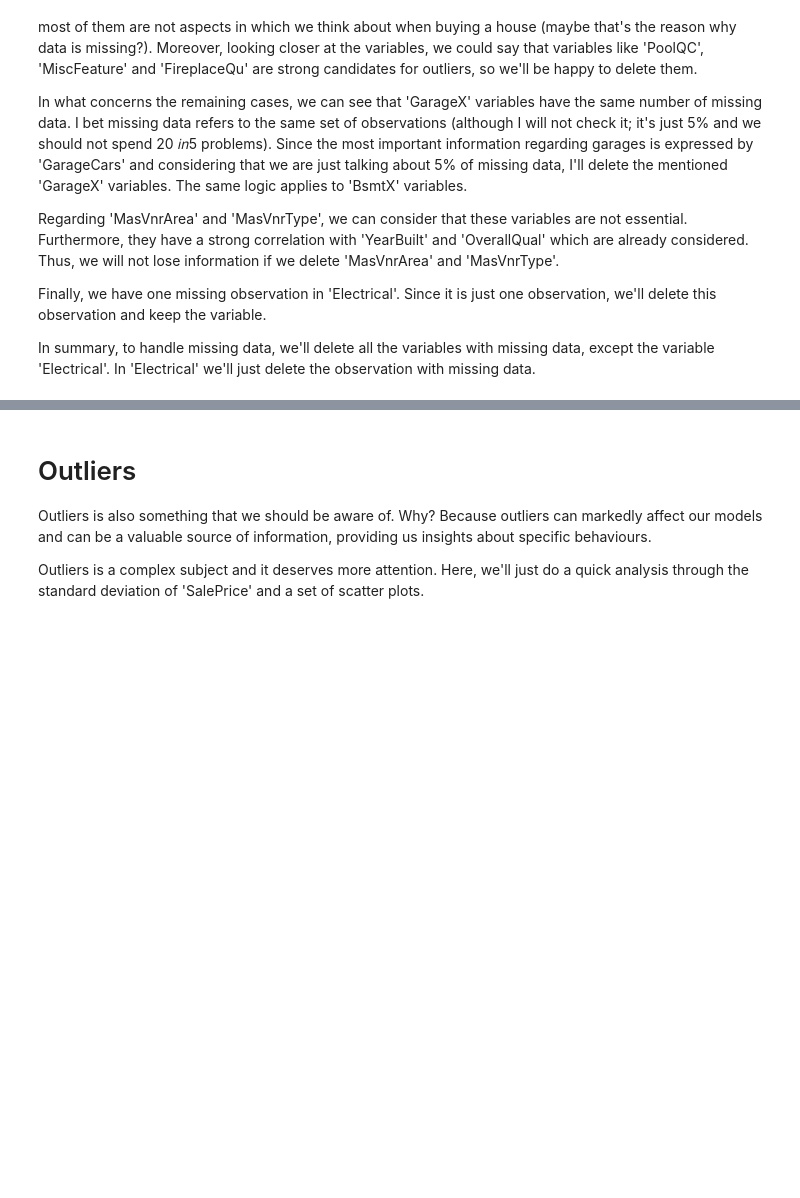
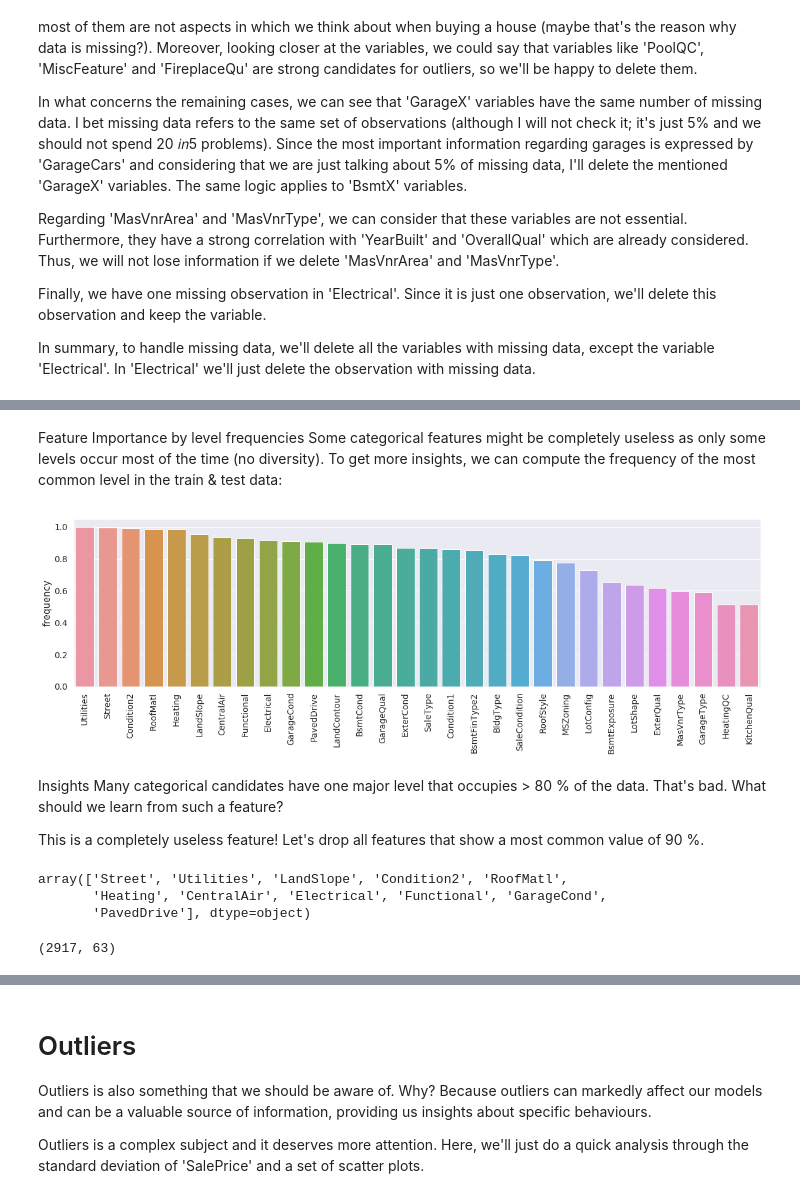
Before and after one commit to anhle/Kaggle, a Jupyter notebook: House_Prices_Advanced_Regression_Techniques/House_Prices_Advanced_Regression_Techniques.ipynb, the cells around one changed output, grey strips where cells are left out. Saved outputs shown, nothing was run; the diff lists cells and outputs as text; code cells hidden in the pictures; blank space fills up the shorter version.

```diff
--- a/House_Prices_Advanced_Regression_Techniques/House_Prices_Advanced_Regression_Techniques.ipynb
+++ b/House_Prices_Advanced_Regression_Techniques/House_Prices_Advanced_Regression_Techniques.ipynb
@@ -271,0 +323,5 @@ df_train.isnull().sum().max() #just checking that there's no missing data missin
+# %%
+#dealing with missing data
+df_combined = df_combined.drop((missing_data[missing_data['Percent'] > 0.15]).index,1)
+df_combined = df_combined.drop(df_combined.loc[df_combined['Electrical'].isnull()].index)
+df_combined.isnull().sum().max() #just checking that there's no missing data missing...
@@ -288,0 +371,3 @@ Index(['Id', 'MSSubClass', 'MSZoning', 'LotArea', 'Street', 'LotShape',
+# %%
+cat_candidates = df_combined.dtypes[df_combined.dtypes=="object"].index.values
+cat_candidates
@@ -288,0 +384,36 @@ Index(['Id', 'MSSubClass', 'MSZoning', 'LotArea', 'Street', 'LotShape',
+# %% [markdown]
+Feature Importance by level frequencies
+Some categorical features might be completely useless as only some levels occur most of the time (no diversity). To get more insights, we can compute the frequency of the most common level in the train & test data:
+# %%
+frequencies = []
+for col in cat_candidates:
+    overall_freq = df_combined.loc[:, col].value_counts().max() / df_combined.shape[0]
+    frequencies.append([col, overall_freq])
+
+frequencies = np.array(frequencies)
+freq_df = pd.DataFrame(index=frequencies[:,0], data=frequencies[:,1], columns=["frequency"])
+sorted_freq = freq_df.frequency.sort_values(ascending=False)
+
+plt.figure(figsize=(20,5))
+sns.barplot(x=sorted_freq.index[0:30], y=sorted_freq[0:30].astype(np.float))
+plt.xticks(rotation=90);
+# %% [output]
+[figure, added]
+# %% [markdown]
+Insights
+Many categorical candidates have one major level that occupies > 80 % of the data. That's bad. What should we learn from such a feature?
+
+This is a completely useless feature! Let's drop all features that show a most common value of 90 %.
+# %%
+freq_df.frequency = freq_df.frequency.astype(np.float)
+cats_to_drop = freq_df[freq_df.frequency >= 0.9].index.values
+cats_to_drop
+# %% [output]
+array(['Street', 'Utilities', 'LandSlope', 'Condition2', 'RoofMatl',
+       'Heating', 'CentralAir', 'Electrical', 'Functional', 'GarageCond',
+       'PavedDrive'], dtype=object)
+# %%
+df_combined = df_combined.drop(cats_to_drop, axis=1)
+df_combined.shape
+# %% [output]
+(2917, 63)
```
Also changed, not shown: parts of 64 cells of this notebook.
